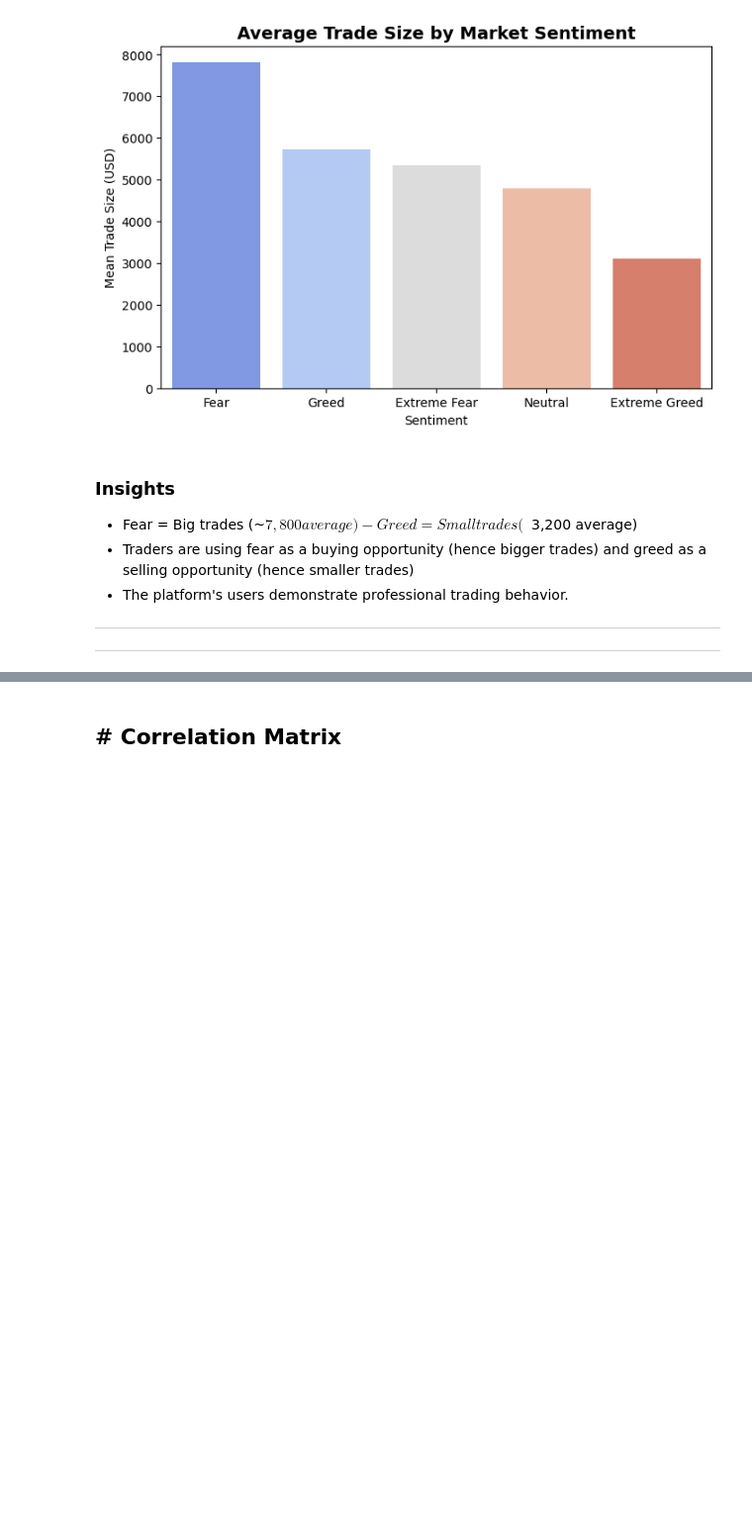
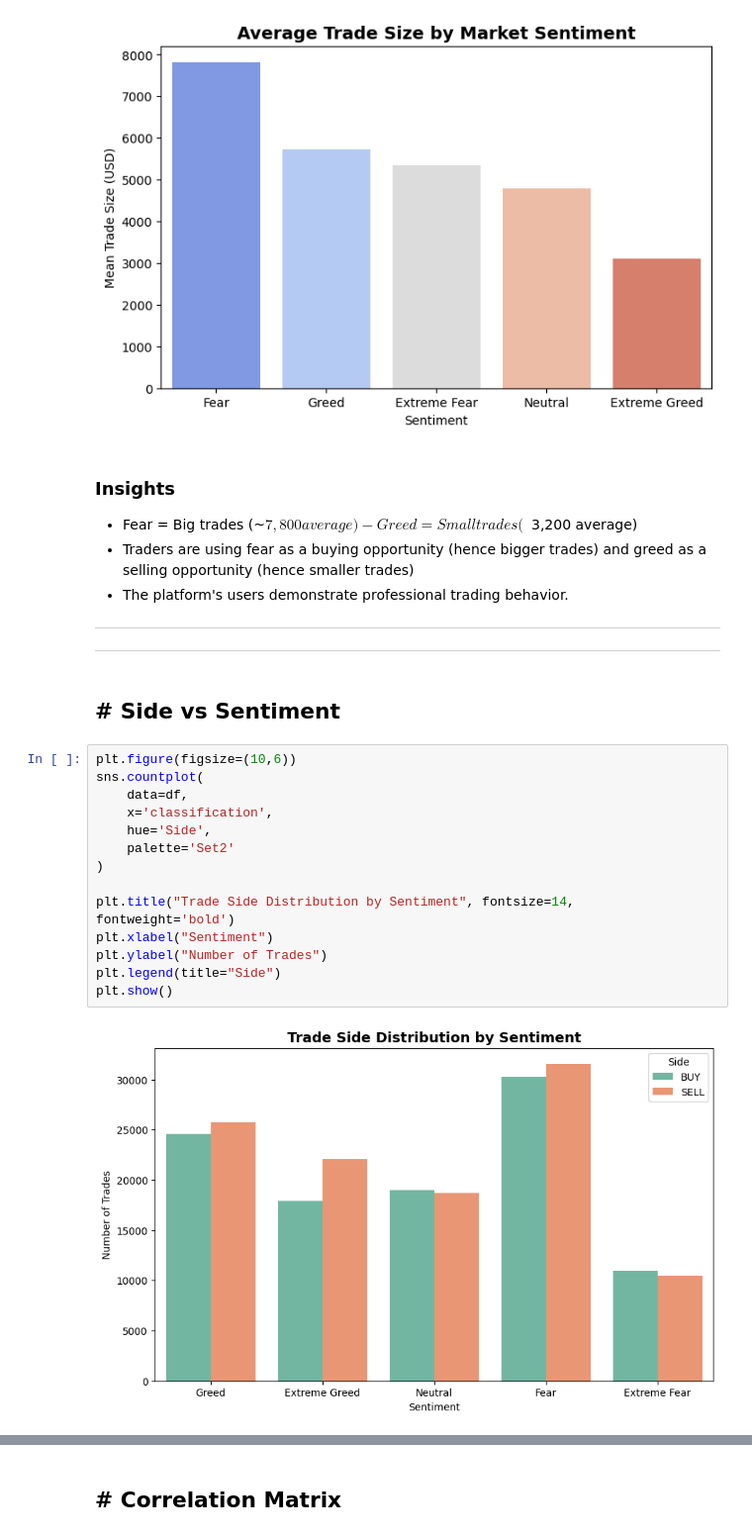
Before and after one commit to tarandeepkhurana/Trader_Market_Relationship, a Jupyter notebook: Notebooks/trader_behavior_insights_notebook.ipynb, the cells around one changed output, grey strips where cells are left out. Shown at 99% size. Cells and saved outputs as stored; diff of their text form; blank space fills up the shorter version.

```diff
--- a/Notebooks/trader_behavior_insights_notebook.ipynb
+++ b/Notebooks/trader_behavior_insights_notebook.ipynb
@@ -900,3 +900,21 @@ plt.show()
 - The platform's users demonstrate professional trading behavior.
 ---
 ---
+# %% [markdown]
+## **# Side vs Sentiment**
+# %%
+plt.figure(figsize=(10,6))
+sns.countplot(
+    data=df,
+    x='classification',
+    hue='Side',
+    palette='Set2'
+)
+
+plt.title("Trade Side Distribution by Sentiment", fontsize=14, fontweight='bold')
+plt.xlabel("Sentiment")
+plt.ylabel("Number of Trades")
+plt.legend(title="Side")
+plt.show()
+# %% [output]
+[figure, added]
```
Also changed, not shown: parts of 1 cell of this notebook.
